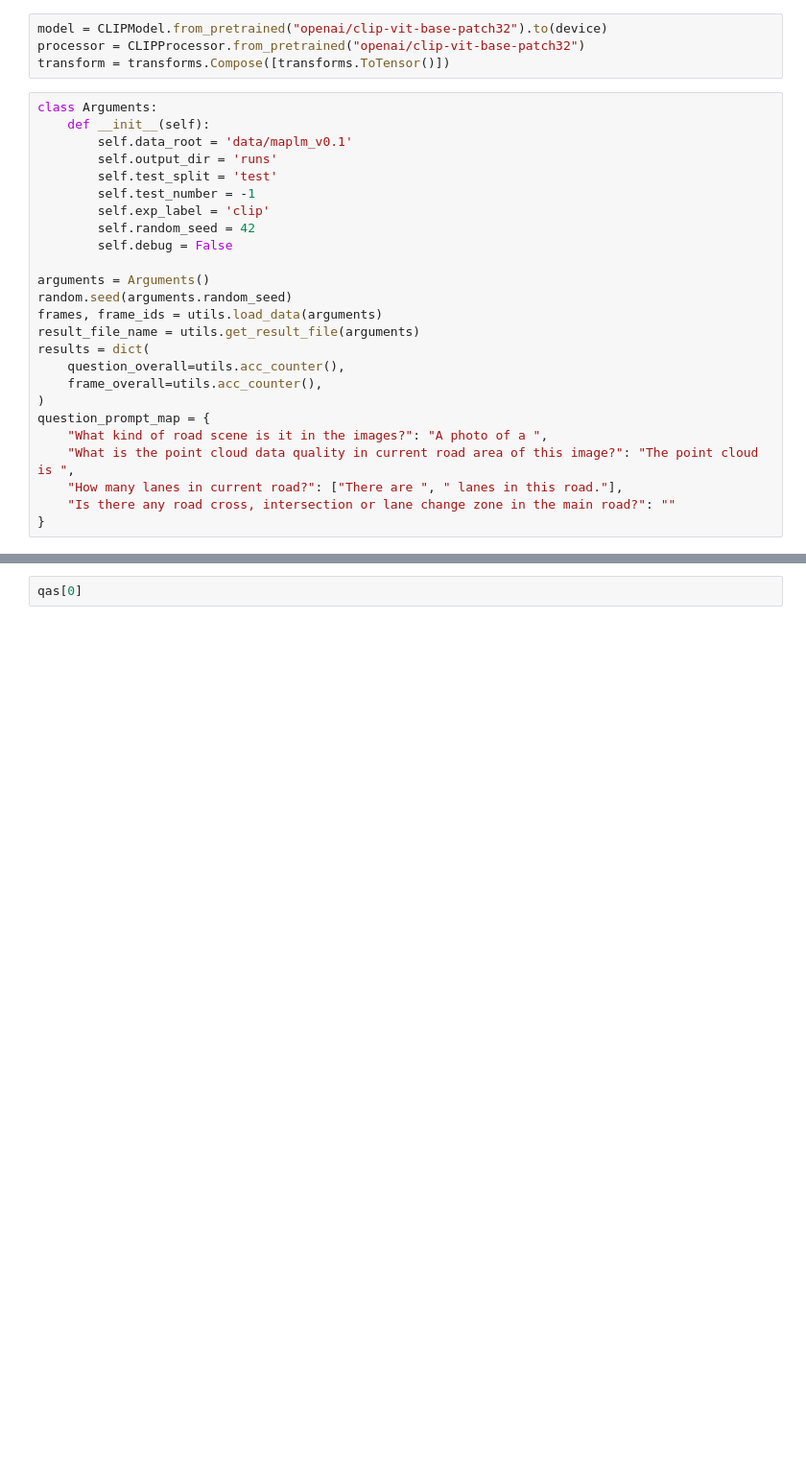
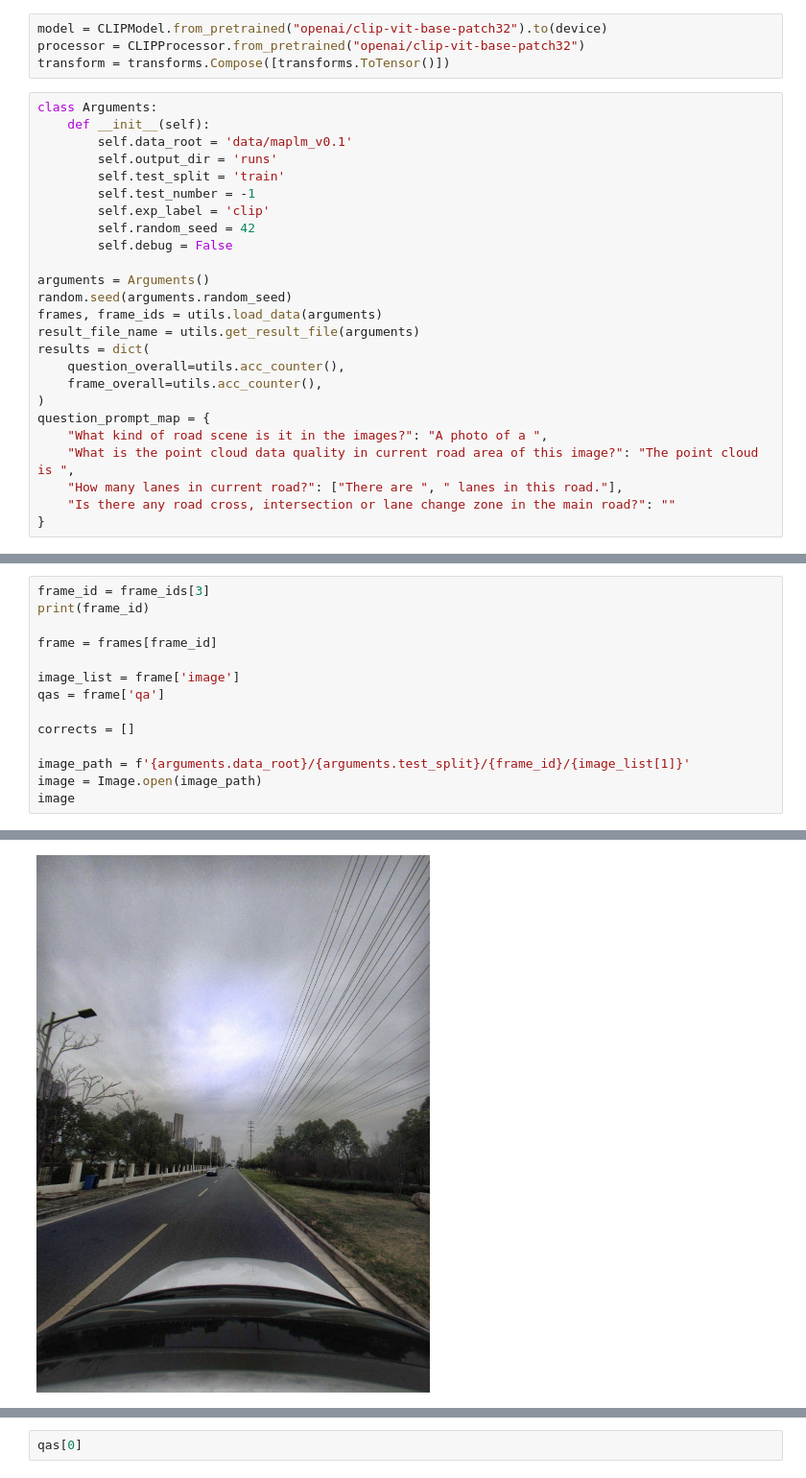
Before and after one commit to zimgong/MAPLM, a Jupyter notebook: CLIP.ipynb, the cells around one changed output, grey strips where cells are left out. Shown at 96% size. Drawn from its saved outputs; the diff is of its cells as text; blank space fills up the shorter version.

```diff
--- a/CLIP.ipynb
+++ b/CLIP.ipynb
@@ -24,7 +24,7 @@ class Arguments:
     def __init__(self):
         self.data_root = 'data/maplm_v0.1'
         self.output_dir = 'runs'
-        self.test_split = 'test'
+        self.test_split = 'train'
         self.test_number = -1
         self.exp_label = 'clip'
         self.random_seed = 42
@@ -48,0 +49,15 @@ Number of test frames: 1500
+# %%
+frame_id = frame_ids[3]
+print(frame_id)
+
+frame = frames[frame_id]
+
+image_list = frame['image']
+qas = frame['qa']
+
+corrects = []
+
+image_path = f'{arguments.data_root}/{arguments.test_split}/{frame_id}/{image_list[1]}'
+image = Image.open(image_path)
+image
+# %% [output]
@@ -48,0 +65 @@ Number of test frames: 1500
+[figure, added]
```
Also changed, not shown: parts of 6 cells of this notebook, 4 other files.
